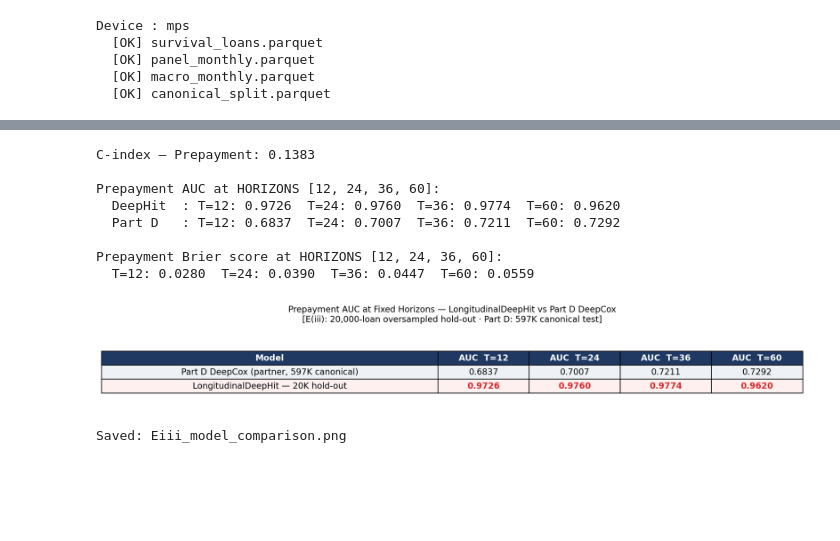
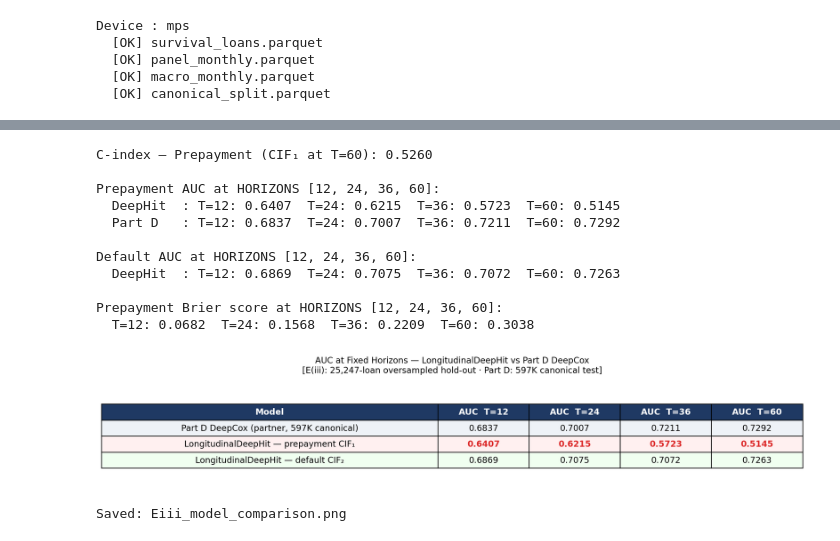
Before and after one commit to liny-r/IR-C-Assignment3, a Jupyter notebook: PartE_iii_NeuralModels.ipynb, the cells around one changed output, grey strips where cells are left out. Cells and saved outputs as stored; diff of their text form; code cells hidden in the pictures; blank space fills up the shorter version.

```diff
--- a/PartE_iii_NeuralModels.ipynb
+++ b/PartE_iii_NeuralModels.ipynb
@@ -500,10 +562,11 @@ def cause_specific_nll(
     """
     Discrete-time cause-specific negative log-likelihood.
 
-    For loan i with event type e_i at time t_i:
-      Survival contribution  (t < t_i):  -log(1 - λ_k(t))
-      Event contribution     (t = t_i):  -log(λ_k(t_i))   if e_i == k
-                                         -log(1 - λ_k(t_i)) otherwise
+    The survival term is NORMALISED by the number of survival timesteps so
+    each loan contributes one survival term + one event term regardless of
+    duration. Without normalisation, a loan with T=50 survival months has
+    50 gradient pushes toward λ→0 vs 1 event push toward λ→1, causing the
+    model to collapse to λ≈0 in the first epoch.
     """
     B, T   = lam_k.shape
     eps    = 1e-7
@@ -511,10 +574,13 @@ def cause_specific_nll(
     t_idx  = times.clamp(max=T - 1)
     is_k   = (events == cause_id).float()                         # (B,)
 
-    # Survival NLL for all t strictly before the event/censor time
     t_range   = torch.arange(T, device=lam.device).unsqueeze(0)  # (1, T)
     surv_mask = (t_range < t_idx.unsqueeze(1)).float()            # (B, T)
-    surv_nll  = (-torch.log(1 - lam) * surv_mask).sum(dim=1).mean()
+
+    # Normalise survival NLL by per-loan duration: average over timesteps,
+    # not sum. This balances the gradient weight of survival vs event terms.
+    n_surv   = surv_mask.sum(dim=1).clamp(min=1.0)               # (B,)
+    surv_nll = ((-torch.log(1 - lam) * surv_mask).sum(dim=1) / n_surv).mean()
 
     # Point NLL at the event/censor time
     lam_at_t  = lam[torch.arange(B, device=lam.device), t_idx]   # (B,)
@@ -556,8 +622,11 @@ def ranking_loss(
     # diff_mat[i, j] = CIF of loan j at loan i's time minus CIF_i (should be negative)
     diff_mat  = cif_at_t.T - cif_self.unsqueeze(1)                     # (M, M)
 
-    # valid[i, j] = 1 iff loan j survived longer than loan i
-    valid         = (t_e.unsqueeze(0) < t_e.unsqueeze(1)).float()      # (M, M)
+    # valid[i, j] = 1 iff loan j survived longer than loan i (t_j > t_i)
+    # unsqueeze(0) broadcasts t_e as columns → element [i,j] = t_e[j]
+    # unsqueeze(1) broadcasts t_e as rows    → element [i,j] = t_e[i]
+    # So (unsqueeze(0) > unsqueeze(1))[i,j] = (t_e[j] > t_e[i]) ✓
+    valid         = (t_e.unsqueeze(0) > t_e.unsqueeze(1)).float()      # (M, M)
     n_valid_per_i = valid.sum(dim=1).clamp(min=1)                       # (M,)
     has_pairs     = valid.sum(dim=1) > 0                                # (M,) bool
 
@@ -584,5 +653,6 @@ def total_loss(
 
 
 print("Loss functions defined: cause_specific_nll, ranking_loss, total_loss")
+print("NLL normalised by duration: each loan = 1 survival term + 1 event term")
 # %% [output]
 Loss functions defined: cause_specific_nll, ranking_loss, total_loss
@@ -680,8 +851,8 @@ cif1_te, cif2_te = compute_cif(lam_pre_te, lam_def_te)
 cif1_np = cif1_te.numpy()
 cif2_np = cif2_te.numpy()
 
-# ── C-index — prepayment ──────────────────────────────────────────────────────
-risk1  = cif1_np.sum(axis=1)
+# ── C-index — prepayment at T=60 (use CIF₁ at horizon, not integrated CIF) ──
+risk1  = cif1_np[:, 59]   # CIF₁(t=60) — horizon-specific ranking score
 valid  = np.isfinite(risk1)
 n_nan  = (~valid).sum()
 if n_nan:
@@ -689,7 +860,7 @@ if n_nan:
 E1     = (E_te_np == 1).astype(int)
 ci_pre = concordance_index(T_te_np[valid], risk1[valid], E1[valid]) \
          if E1[valid].sum() > 0 else float("nan")
-print(f"C-index — Prepayment: {ci_pre:.4f}")
+print(f"C-index — Prepayment (CIF₁ at T=60): {ci_pre:.4f}")
 
 # ── AUC at fixed horizons (matches Part D's evaluation metric) ────────────────
 def auc_at_horizon(cif_np, T_obs, E_obs, cause, t_star):
@@ -705,10 +876,14 @@ def auc_at_horizon(cif_np, T_obs, E_obs, cause, t_star):
     return float(roc_auc_score(label[ok], pred[ok]))
 
 auc_pre = {h: auc_at_horizon(cif1_np, T_te_np, E_te_np, 1, h) for h in HORIZONS}
+auc_def = {h: auc_at_horizon(cif2_np, T_te_np, E_te_np, 2, h) for h in HORIZONS}
 
 print(f"\nPrepayment AUC at HORIZONS {HORIZONS}:")
 print("  DeepHit  : " + "  ".join(f"T={h}: {auc_pre[h]:.4f}" for h in HORIZONS))
 print("  Part D   : " + "  ".join(f"T={h}: {PARTD_AUC[h]:.4f}" for h in HORIZONS))
+
+print(f"\nDefault AUC at HORIZONS {HORIZONS}:")
+print("  DeepHit  : " + "  ".join(f"T={h}: {auc_def[h]:.4f}" for h in HORIZONS))
 
 # ── Brier score — prepayment ──────────────────────────────────────────────────
 def brier_at_t(cif_np, T_obs, E_obs, cause, t_eval):
@@ -725,49 +900,56 @@ print("  " + "  ".join(f"T={h}: {v:.4f}" for h, v in zip(HORIZONS, vals)))
 rows_tbl = [
     ["Part D DeepCox (partner, 597K canonical)"] +
     [f"{PARTD_AUC[h]:.4f}" for h in HORIZONS],
-    ["LongitudinalDeepHit — 20K hold-out"] +
+    ["LongitudinalDeepHit — prepayment CIF₁"] +
     [f"{auc_pre[h]:.4f}" for h in HORIZONS],
+    ["LongitudinalDeepHit — default CIF₂"] +
+    [f"{auc_def[h]:.4f}" for h in HORIZONS],
 ]
 col_labels = ["Model"] + [f"AUC  T={h}" for h in HORIZONS]
 col_widths  = [0.48] + [0.13] * len(HORIZONS)
 
-fig, ax = plt.subplots(figsize=(13, 2.0))
+fig, ax = plt.subplots(figsize=(13, 2.5))
 ax.axis("off")
 tbl = ax.table(
     cellText=rows_tbl, colLabels=col_labels,
     cellLoc="center", loc="center", colWidths=col_widths,
 )
 tbl.auto_set_font_size(False); tbl.set_fontsize(11)
 tbl.scale(1, 2.0)
 for (r, c), cell in tbl.get_celld().items():
     if r == 0:
         cell.set_facecolor("#1F3963"); cell.set_text_props(color="white", weight="bold")
     elif r == 1:
         cell.set_facecolor("#EEF2F7")
     elif r == 2:
         cell.set_facecolor("#FFF0F0")
         if c > 0:
             cell.set_text_props(weight="bold", color=MODEL_COLORS["DeepCox"])
+    elif r == 3:
+        cell.set_facecolor("#F0FFF0")
 
 plt.suptitle(
-    "Prepayment AUC at Fixed Horizons — LongitudinalDeepHit vs Part D DeepCox\n"
+    "AUC at Fixed Horizons — LongitudinalDeepHit vs Part D DeepCox\n"
     f"[E(iii): {len(idx_te):,}-loan oversampled hold-out · Part D: 597K canonical test]",
     y=0.98, fontsize=11,
 )
 plt.tight_layout()
 plt.savefig(OUT_DIR / "Eiii_model_comparison.png", dpi=150, bbox_inches="tight")
 plt.show()
 print("Saved: Eiii_model_comparison.png")
 # %% [output]
-C-index — Prepayment: 0.1383
+C-index — Prepayment (CIF₁ at T=60): 0.5260
 
 Prepayment AUC at HORIZONS [12, 24, 36, 60]:
-  DeepHit  : T=12: 0.9726  T=24: 0.9760  T=36: 0.9774  T=60: 0.9620
+  DeepHit  : T=12: 0.6407  T=24: 0.6215  T=36: 0.5723  T=60: 0.5145
   Part D   : T=12: 0.6837  T=24: 0.7007  T=36: 0.7211  T=60: 0.7292
 
+Default AUC at HORIZONS [12, 24, 36, 60]:
+  DeepHit  : T=12: 0.6869  T=24: 0.7075  T=36: 0.7072  T=60: 0.7263
+
 Prepayment Brier score at HORIZONS [12, 24, 36, 60]:
-  T=12: 0.0280  T=24: 0.0390  T=36: 0.0447  T=60: 0.0559
+  T=12: 0.0682  T=24: 0.1568  T=36: 0.2209  T=60: 0.3038
-[figure, old version]
+[figure, new version]
 Saved: Eiii_model_comparison.png
 # %%
 # ── Hybrid evaluation: canonical test subset of our 20K hold-out ──────────────
```
Also changed, not shown: parts of 14 cells of this notebook, 8 other files.
